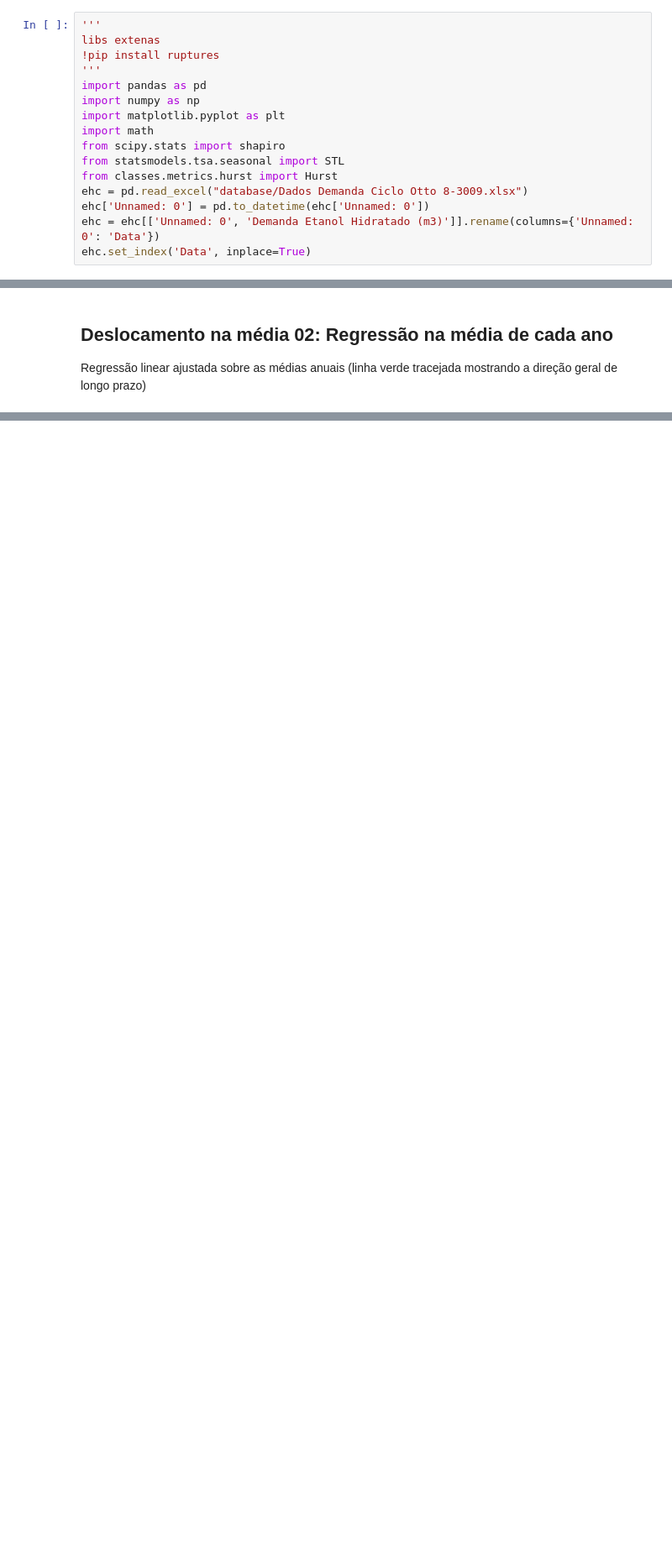
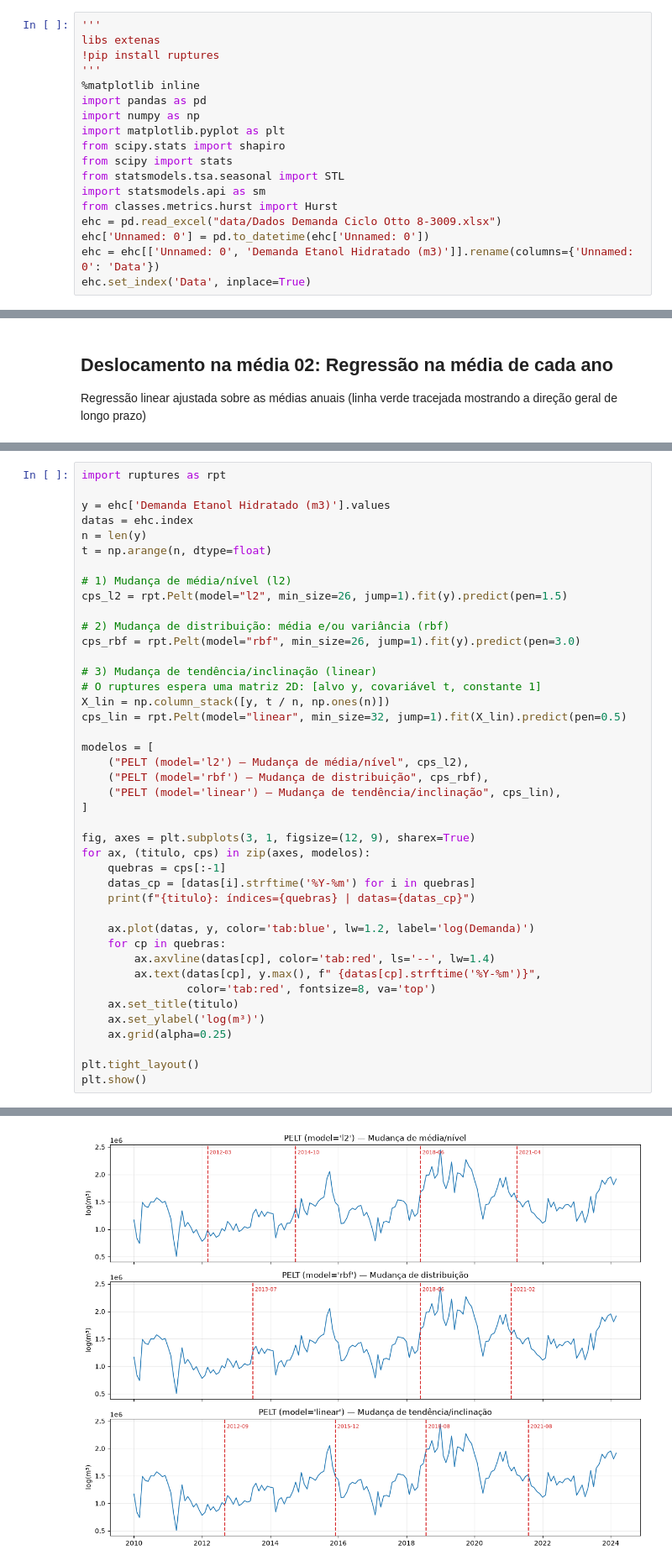
Before and after one commit to Arickjd/ehc-demand-forecast, a Jupyter notebook: hurst_analysis.ipynb, the cells around one changed output, grey strips where cells are left out. Shown at 84% size. Cells and saved outputs as stored; diff of their text form; blank space fills up the shorter version.

```diff
--- a/hurst_analysis.ipynb
+++ b/hurst_analysis.ipynb
@@ -3,14 +3,16 @@
 libs extenas
 !pip install ruptures
 '''
+%matplotlib inline
 import pandas as pd
 import numpy as np
 import matplotlib.pyplot as plt
-import math
 from scipy.stats import shapiro
+from scipy import stats
 from statsmodels.tsa.seasonal import STL
+import statsmodels.api as sm
 from classes.metrics.hurst import Hurst
-ehc = pd.read_excel("database/Dados Demanda Ciclo Otto 8-3009.xlsx")
+ehc = pd.read_excel("data/Dados Demanda Ciclo Otto 8-3009.xlsx")
 ehc['Unnamed: 0'] = pd.to_datetime(ehc['Unnamed: 0'])
 ehc = ehc[['Unnamed: 0', 'Demanda Etanol Hidratado (m3)']].rename(columns={'Unnamed: 0': 'Data'})
 ehc.set_index('Data', inplace=True)
@@ -184,0 +214,43 @@ plt.show()
+# %%
+import ruptures as rpt
+
+y = ehc['Demanda Etanol Hidratado (m3)'].values
+datas = ehc.index
+n = len(y)
+t = np.arange(n, dtype=float)
+
+# 1) Mudança de média/nível (l2)
+cps_l2 = rpt.Pelt(model="l2", min_size=26, jump=1).fit(y).predict(pen=1.5)
+
+# 2) Mudança de distribuição: média e/ou variância (rbf)
+cps_rbf = rpt.Pelt(model="rbf", min_size=26, jump=1).fit(y).predict(pen=3.0)
+
+# 3) Mudança de tendência/inclinação (linear)
+# O ruptures espera uma matriz 2D: [alvo y, covariável t, constante 1]
+X_lin = np.column_stack([y, t / n, np.ones(n)])
+cps_lin = rpt.Pelt(model="linear", min_size=32, jump=1).fit(X_lin).predict(pen=0.5)
+
+modelos = [
+    ("PELT (model='l2') — Mudança de média/nível", cps_l2),
+    ("PELT (model='rbf') — Mudança de distribuição", cps_rbf),
+    ("PELT (model='linear') — Mudança de tendência/inclinação", cps_lin),
+]
+
+fig, axes = plt.subplots(3, 1, figsize=(12, 9), sharex=True)
+for ax, (titulo, cps) in zip(axes, modelos):
+    quebras = cps[:-1]
+    datas_cp = [datas[i].strftime('%Y-%m') for i in quebras]
+    print(f"{titulo}: índices={quebras} | datas={datas_cp}")
+
+    ax.plot(datas, y, color='tab:blue', lw=1.2, label='log(Demanda)')
+    for cp in quebras:
+        ax.axvline(datas[cp], color='tab:red', ls='--', lw=1.4)
+        ax.text(datas[cp], y.max(), f" {datas[cp].strftime('%Y-%m')}",
+                color='tab:red', fontsize=8, va='top')
+    ax.set_title(titulo)
+    ax.set_ylabel('log(m³)')
+    ax.grid(alpha=0.25)
+
+plt.tight_layout()
+plt.show()
+# %% [output]
@@ -184,0 +260 @@ plt.show()
+[figure, added]
```
Also changed, not shown: parts of 10 cells of this notebook, 10 other files.
